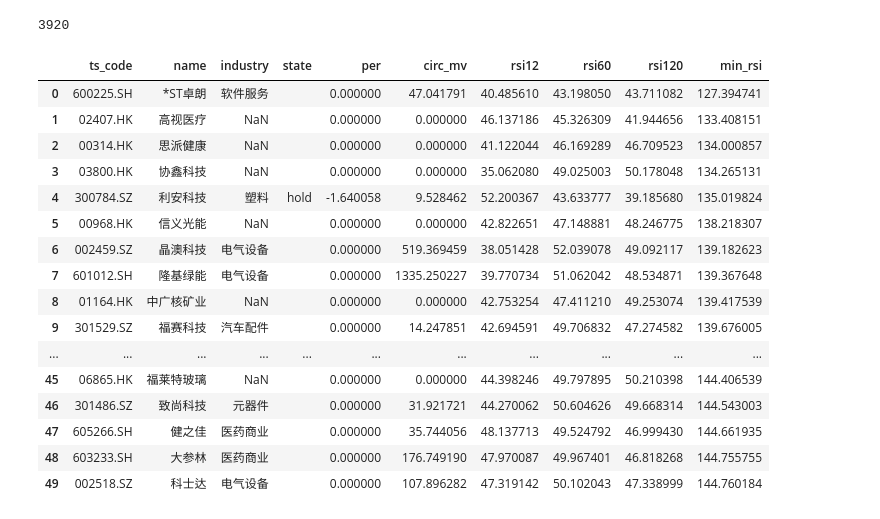
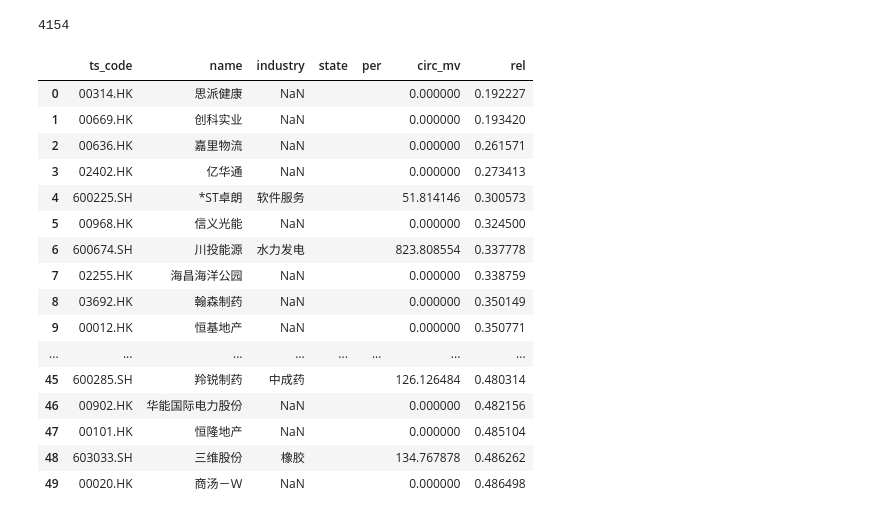
Before and after one commit to pickteemo/stock, a Jupyter notebook: 4_sort.ipynb, the cells around one changed output. Saved outputs shown, nothing was run; the diff lists cells and outputs as text; code cells hidden in the pictures.

```diff
--- a/4_sort.ipynb
+++ b/4_sort.ipynb
@@ -248,7 +250,7 @@ def apply_info(df):
 mini_df = industry_df[industry_df['pe'] > 0]
 mini_df = mini_df[mini_df['ts_code'].isin(up_list)]
 print(len(mini_df))
-base_mv_per = industry_df["circ_mv"].quantile(0.1)
+base_mv_per = industry_df["circ_mv"].quantile(0.05)
 mini_df = mini_df[mini_df["circ_mv"] < base_mv_per]
 mini_df['circ_mv'] = mini_df['circ_mv'] / 10000
 print(base_mv_per)
@@ -258,21 +260,17 @@ print(len(mini_df))
 for i in mini_df.index:
     ts_code = mini_df.loc[i, 'ts_code']
     df = pd.read_csv(os.path.join(daily_data_dir, f"{ts_code}.csv"))
-    df = apply_rsi(df)
+    df = apply_bbands(df,period=60)
     df = df.sort_values(by="trade_date", ascending=False)
     df = df.head(1)
-    mini_df.loc[i, 'rsi12'] = df['rsi12'].iloc[0]
-    mini_df.loc[i, 'rsi60'] = df['rsi60'].iloc[0]
-    mini_df.loc[i, 'rsi120'] = df['rsi120'].iloc[0]
-    mini_df.loc[i, 'min_rsi'] = df['min_rsi'].iloc[0]
+    mini_df.loc[i, 'rel'] = df['rel'].iloc[0]
 
-mini_df["min_rsi"] = mini_df['rsi12'] + mini_df['rsi60'] + mini_df['rsi120']
-mini_df = mini_df.sort_values(by="min_rsi", ascending=True)
+mini_df = mini_df.sort_values(by="rel", ascending=True)
 apply_info(mini_df)
 
 # mini_df = mini_df.sort_values(by='circ_mv')
 # mini_df = mini_df.drop_duplicates(subset='industry', keep='first')
 mini_df.to_csv("data/mini_df.csv")
-mini_df[['ts_code', 'name','industry','act_ent_type','state','per','circ_mv','pe','pb','dv_ttm','rsi12','rsi60','rsi120','min_rsi']].head(30)
+mini_df[['ts_code', 'name','industry','act_ent_type','state','per','circ_mv','pe','pb','dv_ttm','rel']].head(30)
 # mini_df[['ts_code', 'name','industry','circ_mv','pe','pb','dv_ttm']].head(20)
 # %% [output]
@@ -337,19 +335,15 @@ print(len(pb_df))
 for i in pb_df.index:
     ts_code = pb_df.loc[i, 'ts_code']
     df = pd.read_csv(os.path.join(daily_data_dir, f"{ts_code}.csv"))
-    df = apply_rsi(df)
+    df = apply_bbands(df,period=60)
     df = df.sort_values(by="trade_date", ascending=False)
     df = df.head(1)
-    pb_df.loc[i, 'rsi12'] = df['rsi12'].iloc[0]
-    pb_df.loc[i, 'rsi60'] = df['rsi60'].iloc[0]
-    pb_df.loc[i, 'rsi120'] = df['rsi120'].iloc[0]
-    pb_df.loc[i, 'min_rsi'] = df['min_rsi'].iloc[0]
+    pb_df.loc[i, 'rel'] = df['rel'].iloc[0]
 
-pb_df["min_rsi"] = pb_df['rsi12'] + pb_df['rsi60'] + pb_df['rsi120']
-pb_df = pb_df.sort_values(by="min_rsi", ascending=True)
+pb_df = pb_df.sort_values(by="rel", ascending=True)
 apply_info(pb_df)
 # pb_df = pb_df.drop_duplicates(subset='industry', keep='first')
 pb_df.to_csv("data/pb_df.csv")
 
-pb_df[['ts_code', 'name','industry','act_ent_type','state','per','circ_mv','pe','pb','dv_ttm','rsi12','rsi60','rsi120','min_rsi']].head(30)
+pb_df[['ts_code', 'name','industry','act_ent_type','state','per','circ_mv','pe','pb','dv_ttm','rel']].head(30)
 # %% [output]
@@ -381,7 +375,7 @@ buy_df = pd.DataFrame()
 for b in buy_list:
     # 从 daily 里读 csv,只读第一行然后按 circ_mv 排序
     df = pd.read_csv(os.path.join(daily_data_dir, f"{b}.csv"))
-    df = apply_rsi(df)
+    df = apply_bbands(df,period=60)
 
     df = df.sort_values(by="trade_date", ascending=False)
     df = df.head(1)
@@ -392,12 +386,11 @@ for b in buy_list:
     df['industry'] = industry
     buy_df = pd.concat([buy_df, df])
 
-buy_df["min_rsi"] = buy_df['rsi12'] + buy_df['rsi60'] + buy_df['rsi120']
-buy_df = buy_df.sort_values(by="min_rsi", ascending=True)
+buy_df = buy_df.sort_values(by="rel", ascending=True)
 buy_df['circ_mv'] = buy_df['circ_mv'] / 1e4
 buy_df.reset_index(inplace=True)
 apply_info(buy_df)
 buy_df.to_csv("data/buy_df.csv")
 print(len(buy_df))
-buy_df[['ts_code', 'name','industry','state','per','circ_mv','rsi12','rsi60','rsi120','min_rsi']].head(50)
+buy_df[['ts_code', 'name','industry','state','per','circ_mv','rel']].head(50)
 # %% [output]
@@ -422,47 +415,45 @@ buy_df[['ts_code', 'name','industry','state','per','circ_mv','rsi12','rsi60','rs
 # %%
 up_df = pd.DataFrame()
 
 for b in tqdm.tqdm(up_list, desc="Processing"):
     # 从 daily 里读 csv,只读第一行然后按 circ_mv 排序
     df = pd.read_csv(os.path.join(daily_data_dir, f"{b}.csv"))
-    df = apply_rsi(df)
+    df = apply_bbands(df,period=60)
     df = df.sort_values(by="trade_date", ascending=False)
     df = df.head(1)
     ts_code = df['ts_code'].iloc[0]
     name = chnname(ts_code)
     industry = chnindustry(ts_code)
     df['name'] = name
     df['industry'] = industry
-    df['name'] = name
     up_df = pd.concat([up_df, df])
 
 print(len(up_df))
-up_df["min_rsi"] = up_df['rsi12'] + up_df['rsi60'] + up_df['rsi120']
-up_df = up_df.sort_values(by="min_rsi", ascending=True)
+up_df = up_df.sort_values(by="rel", ascending=True)
 up_df['circ_mv'] = up_df['circ_mv'] / 1e4
 up_df.reset_index(inplace=True)
 apply_info(up_df)
 up_df.to_csv("data/up_df.csv")
-up_df[['ts_code', 'name', 'industry','state','per','circ_mv','rsi12','rsi60','rsi120','min_rsi']].head(50)
+up_df[['ts_code', 'name', 'industry','state','per','circ_mv','rel']].head(50)
 # %% [output]
-3920
+4154
-|  | ts_code | name | industry | state | per | circ_mv | rsi12 | rsi60 | rsi120 | min_rsi |
-| 0 | 600225.SH | *ST卓朗 | 软件服务 |  | 0.000000 | 47.041791 | 40.485610 | 43.198050 | 43.711082 | 127.394741 |
-| 1 | 02407.HK | 高视医疗 | NaN |  | 0.000000 | 0.000000 | 46.137186 | 45.326309 | 41.944656 | 133.408151 |
-| 2 | 00314.HK | 思派健康 | NaN |  | 0.000000 | 0.000000 | 41.122044 | 46.169289 | 46.709523 | 134.000857 |
-| 3 | 03800.HK | 协鑫科技 | NaN |  | 0.000000 | 0.000000 | 35.062080 | 49.025003 | 50.178048 | 134.265131 |
-| 4 | 300784.SZ | 利安科技 | 塑料 | hold | -1.640058 | 9.528462 | 52.200367 | 43.633777 | 39.185680 | 135.019824 |
-| 5 | 00968.HK | 信义光能 | NaN |  | 0.000000 | 0.000000 | 42.822651 | 47.148881 | 48.246775 | 138.218307 |
-| 6 | 002459.SZ | 晶澳科技 | 电气设备 |  | 0.000000 | 519.369459 | 38.051428 | 52.039078 | 49.092117 | 139.182623 |
-| 7 | 601012.SH | 隆基绿能 | 电气设备 |  | 0.000000 | 1335.250227 | 39.770734 | 51.062042 | 48.534871 | 139.367648 |
-| 8 | 01164.HK | 中广核矿业 | NaN |  | 0.000000 | 0.000000 | 42.753254 | 47.411210 | 49.253074 | 139.417539 |
-| 9 | 301529.SZ | 福赛科技 | 汽车配件 |  | 0.000000 | 14.247851 | 42.694591 | 49.706832 | 47.274582 | 139.676005 |
-| ... | ... | ... | ... | ... | ... | ... | ... | ... | ... | ... |
-| 45 | 06865.HK | 福莱特玻璃 | NaN |  | 0.000000 | 0.000000 | 44.398246 | 49.797895 | 50.210398 | 144.406539 |
-| 46 | 301486.SZ | 致尚科技 | 元器件 |  | 0.000000 | 31.921721 | 44.270062 | 50.604626 | 49.668314 | 144.543003 |
-| 47 | 605266.SH | 健之佳 | 医药商业 |  | 0.000000 | 35.744056 | 48.137713 | 49.524792 | 46.999430 | 144.661935 |
-| 48 | 603233.SH | 大参林 | 医药商业 |  | 0.000000 | 176.749190 | 47.970087 | 49.967401 | 46.818268 | 144.755755 |
-| 49 | 002518.SZ | 科士达 | 电气设备 |  | 0.000000 | 107.896282 | 47.319142 | 50.102043 | 47.338999 | 144.760184 |
+|  | ts_code | name | industry | state | per | circ_mv | rel |
+| 0 | 00314.HK | 思派健康 | NaN |  |  | 0.000000 | 0.192227 |
+| 1 | 00669.HK | 创科实业 | NaN |  |  | 0.000000 | 0.193420 |
+| 2 | 00636.HK | 嘉里物流 | NaN |  |  | 0.000000 | 0.261571 |
+| 3 | 02402.HK | 亿华通 | NaN |  |  | 0.000000 | 0.273413 |
+| 4 | 600225.SH | *ST卓朗 | 软件服务 |  |  | 51.814146 | 0.300573 |
+| 5 | 00968.HK | 信义光能 | NaN |  |  | 0.000000 | 0.324500 |
+| 6 | 600674.SH | 川投能源 | 水力发电 |  |  | 823.808554 | 0.337778 |
+| 7 | 02255.HK | 海昌海洋公园 | NaN |  |  | 0.000000 | 0.338759 |
+| 8 | 03692.HK | 翰森制药 | NaN |  |  | 0.000000 | 0.350149 |
+| 9 | 00012.HK | 恒基地产 | NaN |  |  | 0.000000 | 0.350771 |
+| ... | ... | ... | ... | ... | ... | ... | ... |
+| 45 | 600285.SH | 羚锐制药 | 中成药 |  |  | 126.126484 | 0.480314 |
+| 46 | 00902.HK | 华能国际电力股份 | NaN |  |  | 0.000000 | 0.482156 |
+| 47 | 00101.HK | 恒隆地产 | NaN |  |  | 0.000000 | 0.485104 |
+| 48 | 603033.SH | 三维股份 | 橡胶 |  |  | 134.767878 | 0.486262 |
+| 49 | 00020.HK | 商汤－Ｗ | NaN |  |  | 0.000000 | 0.486498 |
 # %%
 f_df = pd.DataFrame()
 
```
Also changed, not shown: parts of 8 cells of this notebook, 4 other files.
